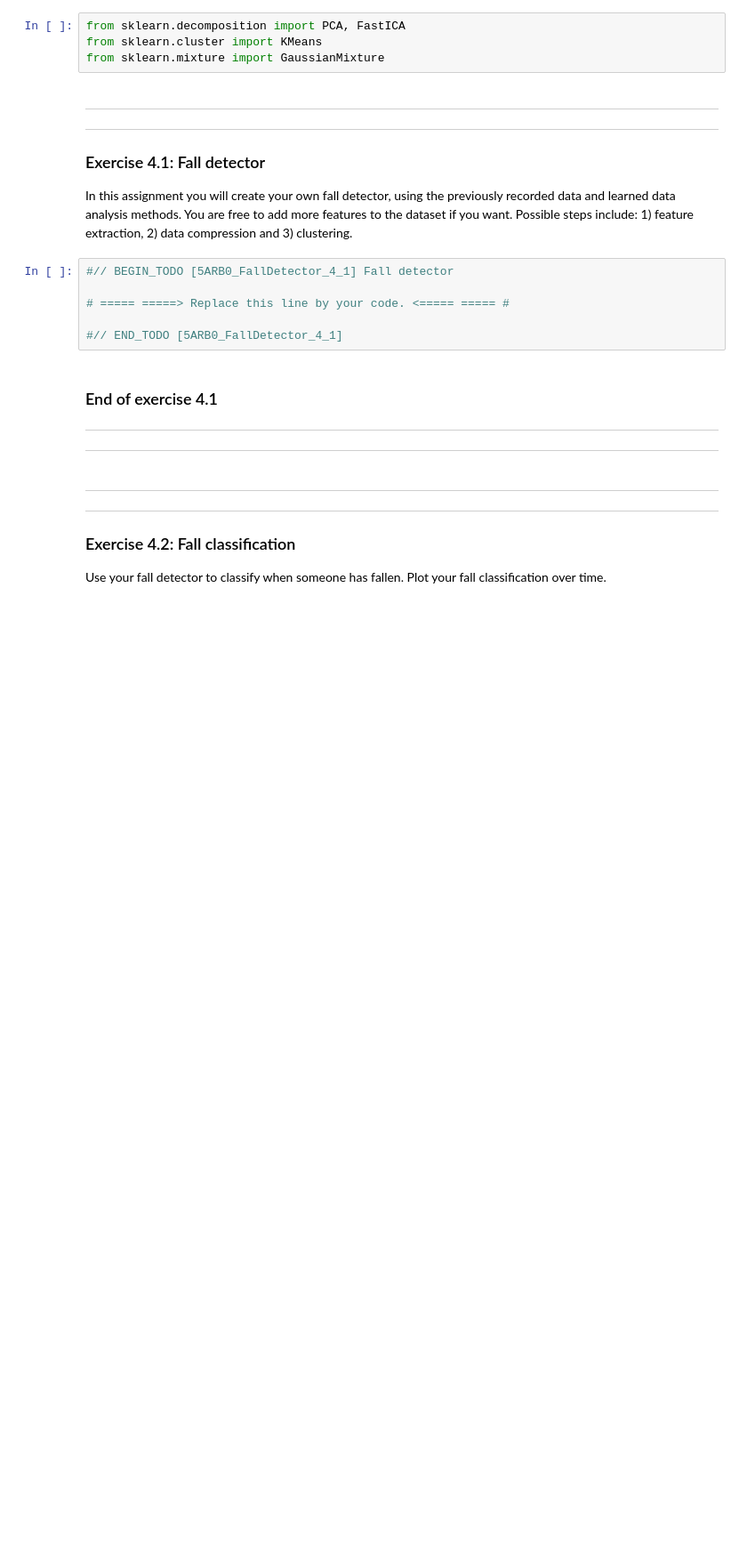
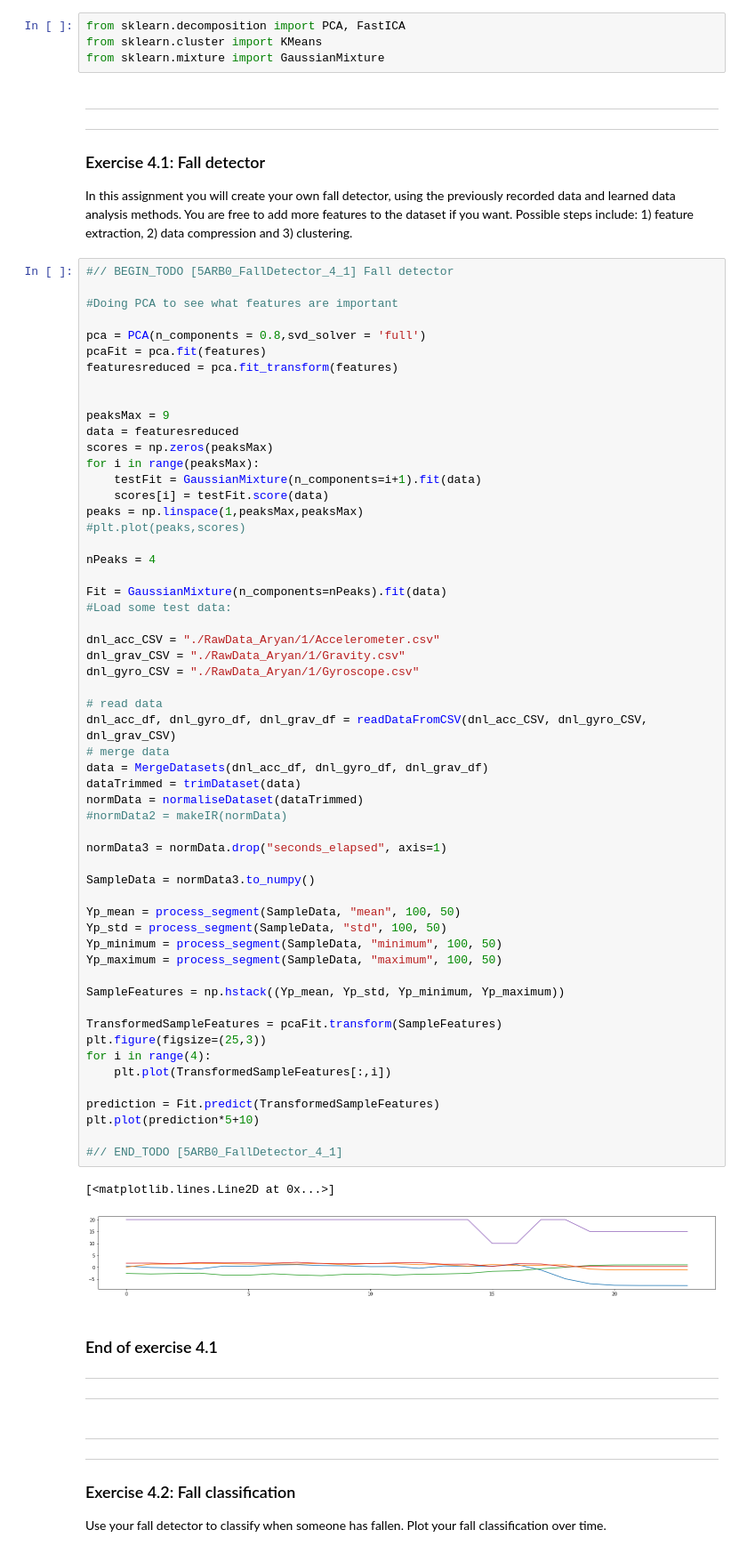
Before and after one commit to ErikNij/5ARB0DataScience, a Jupyter notebook: Assignment2a/falldetector-template.ipynb, the cells around one changed output. Shown at 89% size. Saved outputs shown, nothing was run; the diff lists cells and outputs as text; blank space fills up the shorter version.

```diff
--- a/Assignment2a/falldetector-template.ipynb
+++ b/Assignment2a/falldetector-template.ipynb
@@ -517,12 +518,65 @@ from sklearn.mixture import GaussianMixture
 ---
 ### Exercise 4.1: Fall detector
 In this assignment you will create your own fall detector, using the previously recorded data and learned data analysis methods. You are free to add more features to the dataset if you want. Possible steps include: 1) feature extraction, 2) data compression and 3) clustering.
-# %%
-#// BEGIN_TODO [5ARB0_FallDetector_4_1] Fall detector
-
-# ===== =====> Replace this line by your code. <===== ===== #
-
-#// END_TODO [5ARB0_FallDetector_4_1]
+# %%
+#// BEGIN_TODO [5ARB0_FallDetector_4_1] Fall detector
+
+#Doing PCA to see what features are important
+
+pca = PCA(n_components = 0.8,svd_solver = 'full')
+pcaFit = pca.fit(features)
+featuresreduced = pca.fit_transform(features)
+
+
+peaksMax = 9
+data = featuresreduced
+scores = np.zeros(peaksMax)
+for i in range(peaksMax):
+    testFit = GaussianMixture(n_components=i+1).fit(data)
+    scores[i] = testFit.score(data)
+peaks = np.linspace(1,peaksMax,peaksMax)
+#plt.plot(peaks,scores)
+
+nPeaks = 4
+
+Fit = GaussianMixture(n_components=nPeaks).fit(data)
+#Load some test data:
+
+dnl_acc_CSV = "./RawData_Aryan/1/Accelerometer.csv"
+dnl_grav_CSV = "./RawData_Aryan/1/Gravity.csv"
+dnl_gyro_CSV = "./RawData_Aryan/1/Gyroscope.csv"
+
+# read data
+dnl_acc_df, dnl_gyro_df, dnl_grav_df = readDataFromCSV(dnl_acc_CSV, dnl_gyro_CSV, dnl_grav_CSV)
+# merge data
+data = MergeDatasets(dnl_acc_df, dnl_gyro_df, dnl_grav_df)
+dataTrimmed = trimDataset(data)
+normData = normaliseDataset(dataTrimmed)
+#normData2 = makeIR(normData)
+
+normData3 = normData.drop("seconds_elapsed", axis=1)
+
+SampleData = normData3.to_numpy()
+
+Yp_mean = process_segment(SampleData, "mean", 100, 50)
+Yp_std = process_segment(SampleData, "std", 100, 50)
+Yp_minimum = process_segment(SampleData, "minimum", 100, 50)
+Yp_maximum = process_segment(SampleData, "maximum", 100, 50)
+
+SampleFeatures = np.hstack((Yp_mean, Yp_std, Yp_minimum, Yp_maximum))
+
+TransformedSampleFeatures = pcaFit.transform(SampleFeatures)
+plt.figure(figsize=(25,3))
+for i in range(4):
+    plt.plot(TransformedSampleFeatures[:,i])
+
+prediction = Fit.predict(TransformedSampleFeatures)
+plt.plot(prediction*5+10)
+
+#// END_TODO [5ARB0_FallDetector_4_1]
+# %% [output]
+[<matplotlib.lines.Line2D at 0x...>]
+[figure, added]
 # %% [markdown]
 ### End of exercise 4.1
 ---
```
Also changed, not shown: parts of 1 cell of this notebook.
